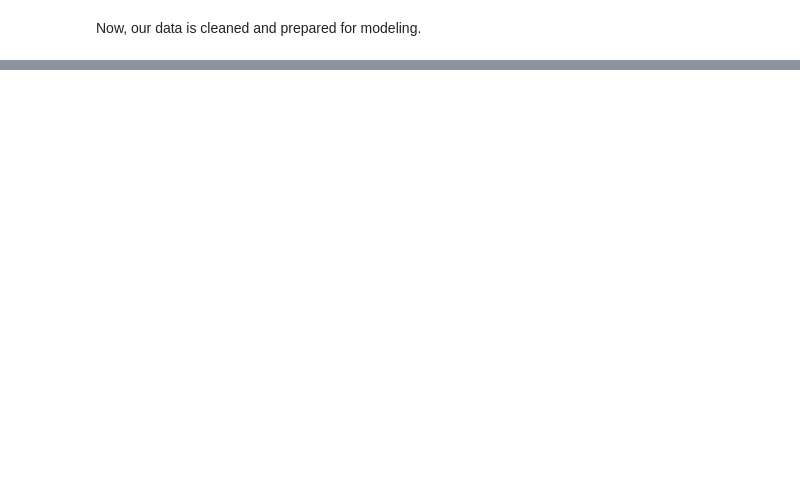
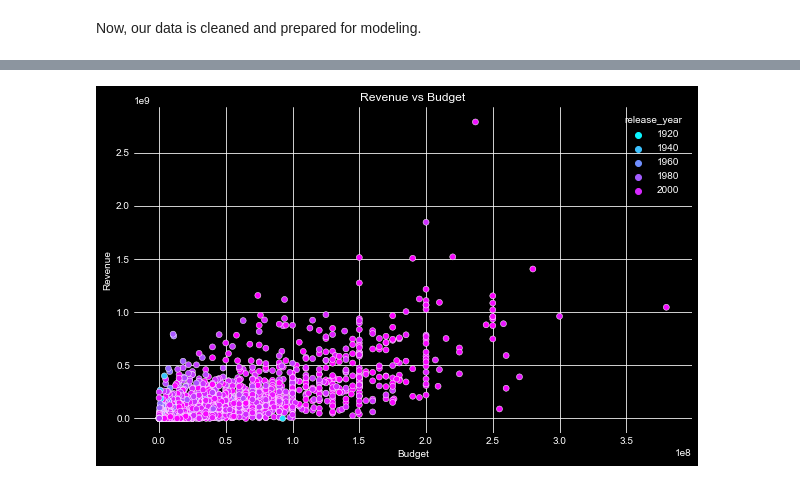
Before and after one commit to Assesa44/Movie-Revenue-Predictor, a Jupyter notebook: Notebooks/revenue_predictor.ipynb, the cells around one changed output, grey strips where cells are left out. Drawn from its saved outputs; the diff is of its cells as text; code cells hidden in the pictures; blank space fills up the shorter version.

```diff
--- a/Notebooks/revenue_predictor.ipynb
+++ b/Notebooks/revenue_predictor.ipynb
@@ -368,0 +473,6 @@ Now, our data is cleaned and prepared for modeling.
+# %%
+# Instatiate the class.
+eda = MovieEDA(clean_df)
+
+# Plot revenue distribution.
+eda.revenue_distribution()
@@ -368,0 +486,5 @@ Now, our data is cleaned and prepared for modeling.
+# %%
+# Plot revenue vs budget
+eda.revenue_vs_budget()
+# %% [output]
+[figure, added]
```
Also changed, not shown: parts of 19 cells of this notebook.
